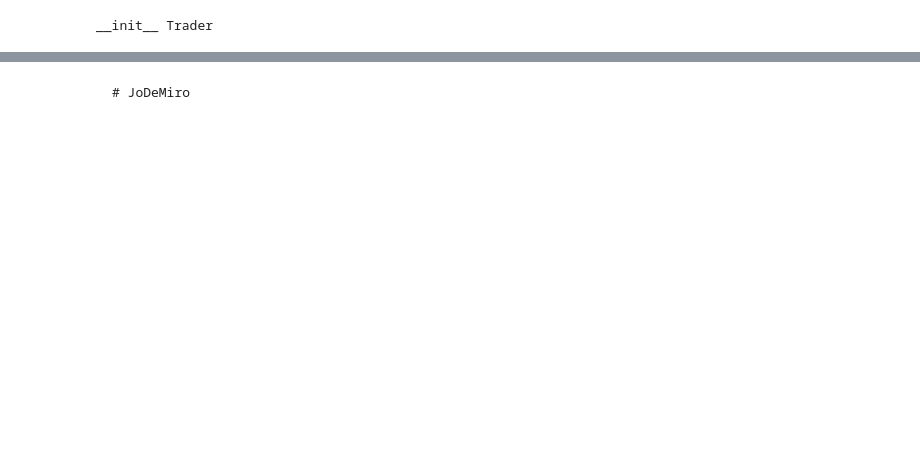
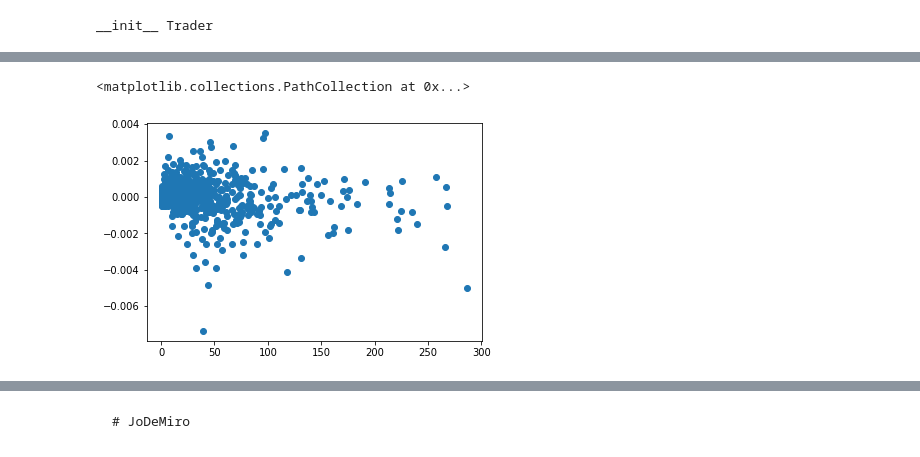
Before and after one commit to JoDeMiro/SACI2022, a Jupyter notebook: SACI2022K_013.ipynb, the cells around one changed output, grey strips where cells are left out. Drawn from its saved outputs; the diff is of its cells as text; code cells hidden in the pictures; blank space fills up the shorter version.

```diff
--- a/SACI2022K_013.ipynb
+++ b/SACI2022K_013.ipynb
@@ -2203,0 +2231,9 @@ plot_trade_adv(trader, trader_signal=test_pred, window=trader.window, _from=0, _
+# %%
+# profit tradenként és tradek hossz aközötti öszfüg
+
+tprof = trader.result['sell_price'] - trader.result['buy_price']
+tlen  = trader.result['trade_length']
+plt.scatter(tlen, tprof)
+# %% [output]
+<matplotlib.collections.PathCollection at 0x...>
+[figure, added]
```
Also changed, not shown: parts of 24 cells of this notebook.
